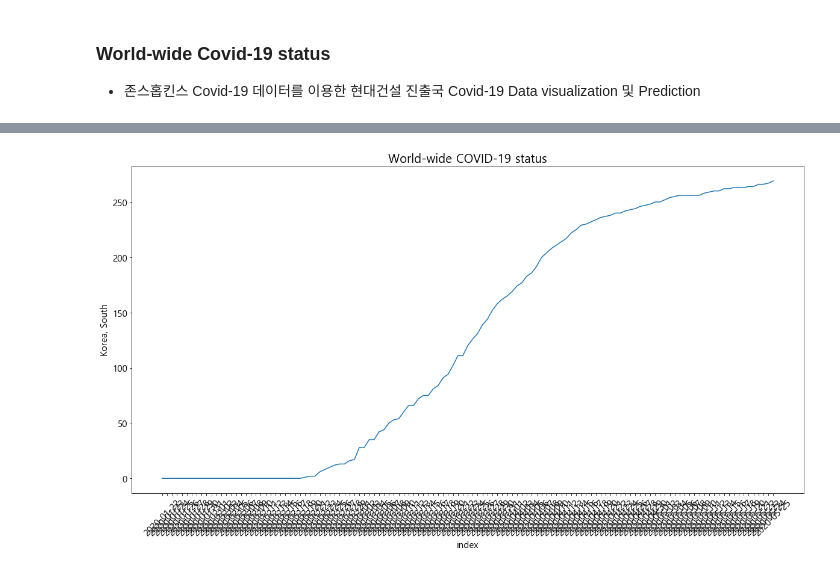
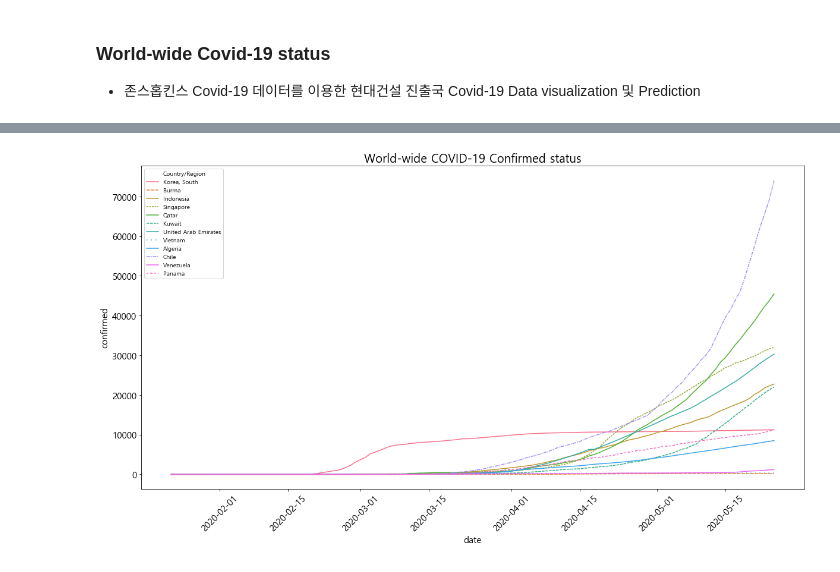
Before and after one commit to internetian/Data-Factory, a Jupyter notebook: COVID-19 Status in World-wide.ipynb, the cells around one changed output, grey strips where cells are left out. Cells and saved outputs as stored; diff of their text form; code cells hidden in the pictures.

```diff
--- a/COVID-19 Status in World-wide.ipynb
+++ b/COVID-19 Status in World-wide.ipynb
@@ -104,17 +100,22 @@ Length: 267, dtype: object
+# %%
+country_list=['Korea, South','Burma','Indonesia','Singapore','Qatar','Kuwait','United Arab Emirates','Vietnam','Algeria','Chile','Venezuela','Panama']
+ttl_df=concat_df(country_list) #상기 국가 데이터프레임 합치기
 # %%
-#진출국 Time Series data visualization
+#진출국 확진자Time Series data visualization
 
 plt.figure(figsize=(20,10))
-plt.title('World-wide COVID-19 status', fontsize=20)
+plt.title('World-wide COVID-19 Confirmed status', fontsize=20)
 plt.xticks(fontsize=15,rotation=45)
-#plt.xlim('2020-02-20','2020-03-15')
 plt.yticks(fontsize=15)
 plt.xlabel('x',size=15)
 plt.ylabel('y',size=15)
-#sns.set_context(font_scale=15)
 sns.set_color_codes(palette='bright')
 
-sns.lineplot(x='index',y='Korea, South', data=d_r2)#,style='지역'
+dash_styles = ["",(4, 1),"",(2, 1),"",(3, 1),
+               "",(1, 4, 1, 4),"",(4, 1, 1, 1),"",(2, 2, 3, 1.5)]
+
+ax=sns.lineplot(x='date',y='confirmed',hue='Country/Region', style='Country/Region',dashes=dash_styles, data=ttl_df)
+
 plt.show()
 # %% [output]
-[figure, old version]
+[figure, new version]
```
Also changed, not shown: parts of 14 cells of this notebook.
